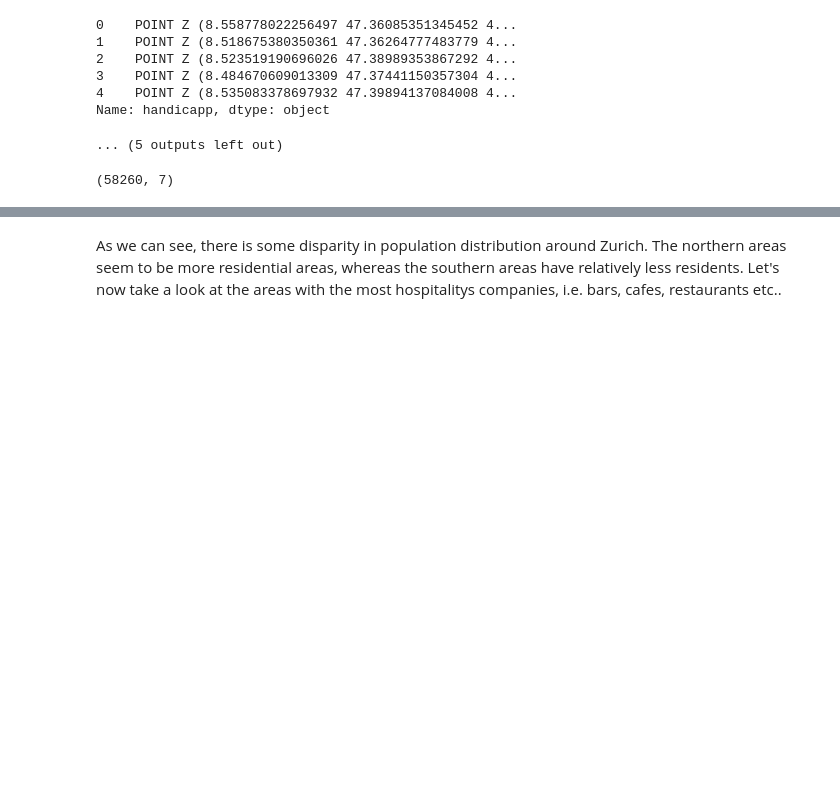
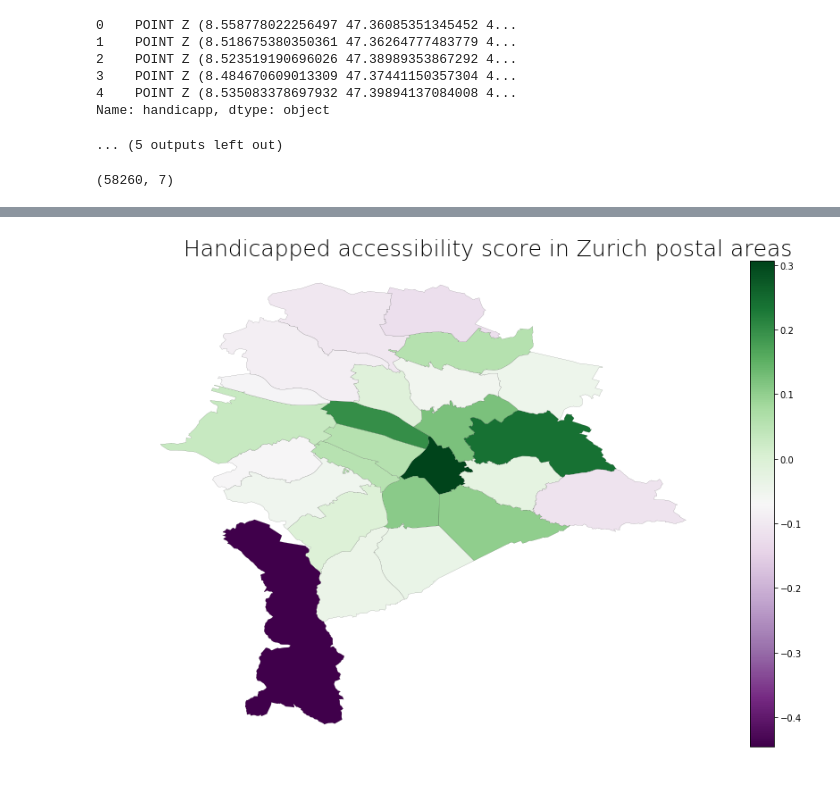
Before and after one commit to MLortki/ADA2018-Project-Quality-of-Space-AMG, a Jupyter notebook: zurich_open_data_exploration.ipynb, the cells around one changed output, grey strips where cells are left out. Cells and saved outputs as stored; diff of their text form; code cells hidden in the pictures; blank space fills up the shorter version.

```diff
--- a/zurich_open_data_exploration.ipynb
+++ b/zurich_open_data_exploration.ipynb
@@ -474,2 +668,0 @@ plot_geopandas(gpd.GeoDataFrame(area_normed_df2), 'population', 'Population dens
-# %% [markdown]
-As we can see, there is some disparity in population distribution around Zurich. The northern areas seem to be more residential areas, whereas the southern areas have relatively less residents. Let's now take a look at the areas with the most hospitalitys companies, i.e. bars, cafes, restaurants etc..
@@ -481,2 +669,8 @@ pop_normed_df2 = pop_normed_df2.drop_duplicates('addresses')
+# %%
+# use function defined above to create choropleth map
+plot_geopandas(gpd.GeoDataFrame(zurich_indicators_df), 'handicapp_indic',\
+               'Handicapped accessibility score in Zurich postal areas','PRGn')
+# %% [output]
+[figure, added]
 # %%
 # use function defined above to create choropleth map
```
Also changed, not shown: parts of 23 cells of this notebook, 2 other files.
